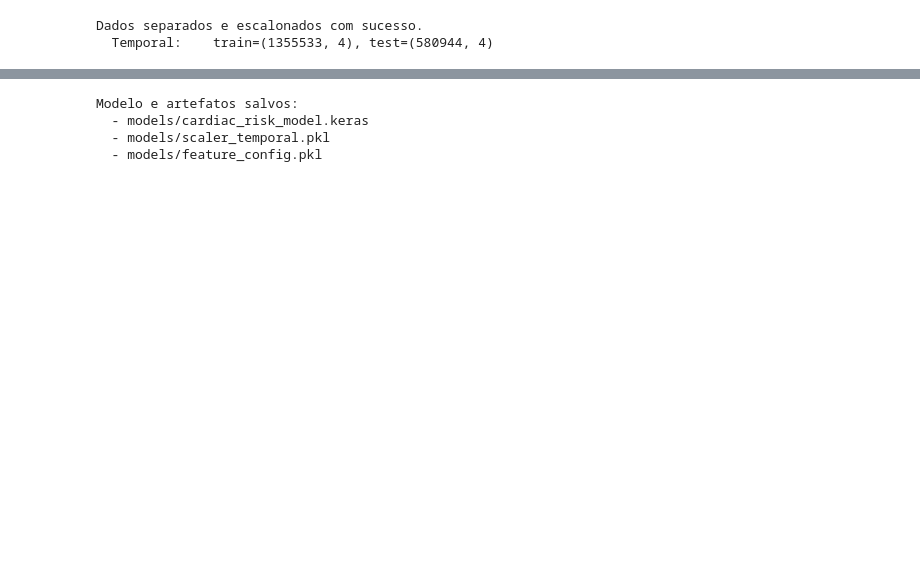
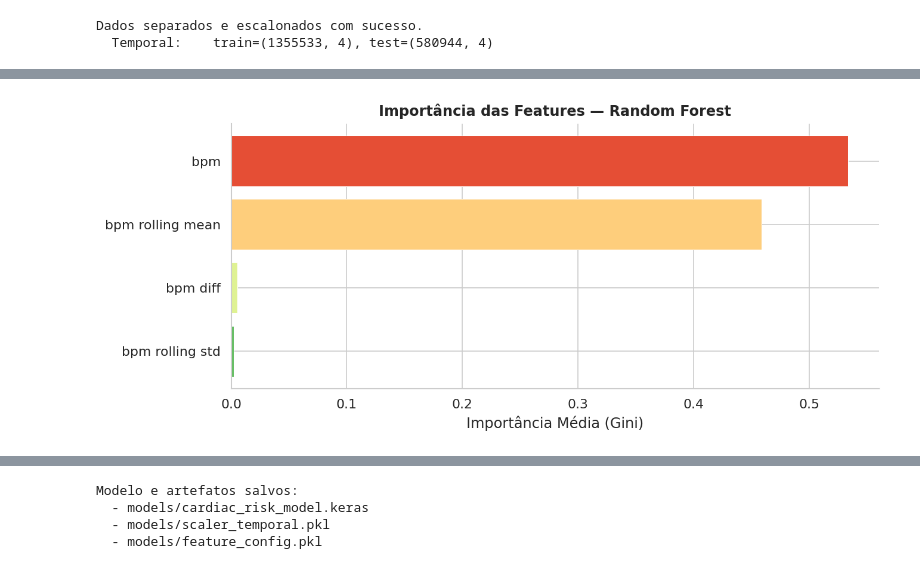
Before and after one commit to RaphaelBarcelos/hcpa-wearable-monitoring, a Jupyter notebook: neuralNetwork/neuralModel_test.ipynb, the cells around one changed output, grey strips where cells are left out. Saved outputs shown, nothing was run; the diff lists cells and outputs as text; code cells hidden in the pictures; blank space fills up the shorter version.

Commit message:
Resampling Strategies, Baselines and Figures
Testing Resampling Streategies, removing clinical rules baselines and changing figures styles

```diff
--- a/neuralNetwork/neuralModel_test.ipynb
+++ b/neuralNetwork/neuralModel_test.ipynb
@@ -300,7 +410,7 @@ Model: "cardiac_risk_model"
  Non-trainable params: 0 (0.00 B)
 # %%
 
-class_weight_dict = {0: 3.0, 1: 1.0}
+# class_weight_dict calculado automaticamente na célula de diagnóstico
 
 train_inputs = build_model_inputs(
     X_train_temp_scaled,
@@ -308,13 +418,19 @@ train_inputs = build_model_inputs(
     X_train_clin_scaled if clinical_features    else None,
 )
 
+early_stop = keras.callbacks.EarlyStopping(
+    monitor='val_pr_auc', patience=5, mode='max',
+    restore_best_weights=True, verbose=1
+)
+
 history = model.fit(
     train_inputs,
     y_train,
-    epochs=15,
+    epochs=50,
     batch_size=32,
     validation_split=0.2,
     class_weight=class_weight_dict,
+    callbacks=[early_stop],
     verbose=1
 )
 # %% [output]
@@ -757,0 +781,89 @@ Relatório de Classificação:
+# %%
+# Baseline 3: BalancedRandomForestClassifier (imblearn)
+# Aplica undersampling aleatório interno em cada árvore — ideal para desbalanceamento
+
+try:
+    from imblearn.ensemble import BalancedRandomForestClassifier
+    brf = BalancedRandomForestClassifier(
+        n_estimators=100, random_state=42, n_jobs=-1, sampling_strategy='auto'
+    )
+    brf.fit(X_train_flat, y_train)
+    brf_probs = brf.predict_proba(X_test_flat)[:, 1]
+    brf_preds = np.where((1 - brf_probs) >= THRESHOLD, 0, 1)
+    print_baseline_results("Baseline 3: Balanced Random Forest (imblearn)", y_test, brf_preds)
+    _brf_available = True
+except Exception as e:
+    print(f"  BalancedRandomForestClassifier não disponível: {e}")
+    _brf_available = False
+
+
+# Importância das features (RF baseline já treinado) (figura)
+
+feature_names_flat = (temporal_features
+                      + (demographic_features if demographic_features else [])
+                      + (clinical_features    if clinical_features    else []))
+
+importances = rf_clf.feature_importances_
+indices     = np.argsort(importances)[::-1]
+
+fig, ax = plt.subplots(figsize=(9, max(4, len(feature_names_flat) * 0.35)))
+colors_bar = plt.cm.RdYlGn_r(np.linspace(0.2, 0.85, len(feature_names_flat)))
+ax.barh(
+    [feature_names_flat[i].replace("_", " ") for i in indices[::-1]],
+    importances[indices[::-1]],
+    color=colors_bar, edgecolor="white", linewidth=0.5
+)
+ax.set_title("Importância das Features — Random Forest", fontweight="bold")
+ax.set_xlabel("Importância Média (Gini)")
+plt.tight_layout()
+save_fig("07_feature_importance_rf")
+
+
+# Comparação de todos os modelos (figura)
+
+def model_metrics(y_true, y_pred, name):
+    return {
+        "Modelo":        name,
+        "F1-Macro":      round(f1_score(y_true, y_pred, average="macro", zero_division=0), 3),
+        "Recall-Normal": round(recall_score(y_true, y_pred, pos_label=0, zero_division=0), 3),
+        "Recall-Risco":  round(recall_score(y_true, y_pred, pos_label=1, zero_division=0), 3),
+        "Acurácia":      round((y_pred == y_true).mean(), 3),
+    }
+
+log_preds_viz = log_reg.predict(X_test_flat)
+rf_probs_viz  = rf_clf.predict_proba(X_test_flat)[:, 1]
+rf_preds_viz  = np.where((1 - rf_probs_viz) >= THRESHOLD, 0, 1)
+
+metrics_list = [
+    model_metrics(y_test, preds_custom,  f"DNN (th≈{THRESHOLD:.2f})"),
+    model_metrics(y_test, log_preds_viz, "Reg. Logística"),
+    model_metrics(y_test, rf_preds_viz,  "Random Forest"),
+]
+if _brf_available:
+    metrics_list.append(model_metrics(y_test, brf_preds, "Balanced RF"))
+
+df_metrics = pd.DataFrame(metrics_list)
+bar_colors  = ["#1565C0", "#43A047", "#E53935", "#7B1FA2"]
+
+fig, axes = plt.subplots(1, 3, figsize=(15, 5))
+metric_cols   = ["F1-Macro", "Recall-Normal", "Recall-Risco"]
+metric_titles = ["F1-Macro", "Recall — Normal (Especificidade)", "Recall — Risco (Sensibilidade)"]
+
+for ax, col, title in zip(axes, metric_cols, metric_titles):
+    bars = ax.bar(df_metrics["Modelo"], df_metrics[col],
+                  color=bar_colors[:len(df_metrics)], edgecolor="white", linewidth=1.2)
+    for bar, val in zip(bars, df_metrics[col]):
+        ax.text(bar.get_x() + bar.get_width() / 2,
+                bar.get_height() + 0.01, f"{val:.3f}",
+                ha="center", va="bottom", fontsize=9, fontweight="bold")
+    ax.set_title(title, fontweight="bold")
+    ax.set_ylim(0, 1.15)
+    ax.set_ylabel(col)
+    ax.set_xticklabels(df_metrics["Modelo"], rotation=20, ha="right", fontsize=9)
+
+plt.suptitle("Comparação de Modelos", fontweight="bold", fontsize=13)
+plt.tight_layout()
+save_fig("08_model_comparison")
+
+print(df_metrics.to_string(index=False))
+# %% [output]
@@ -757,0 +884 @@ Relatório de Classificação:
+[figure, added]
```
Also changed, not shown: parts of 11 cells of this notebook, 6 other files.
